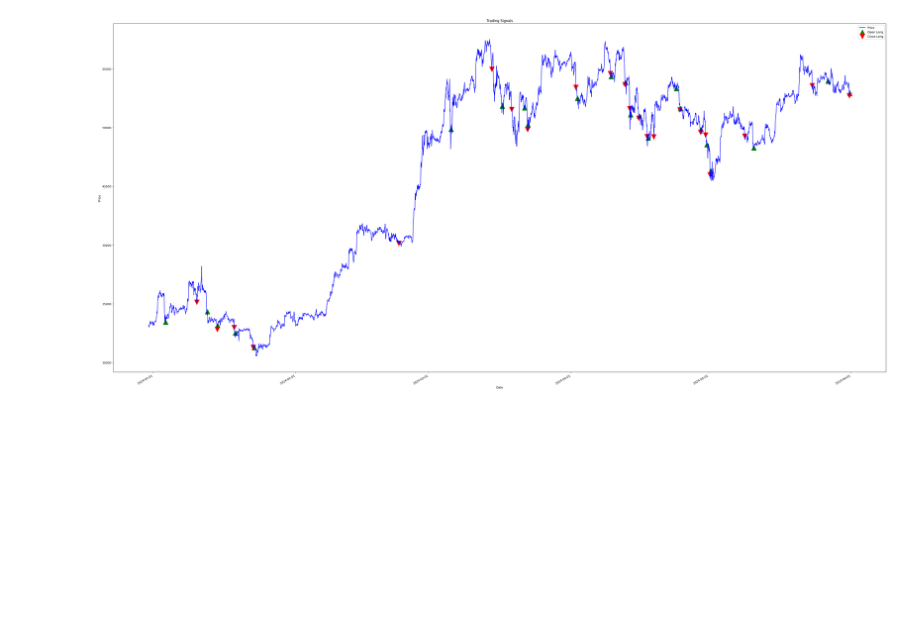
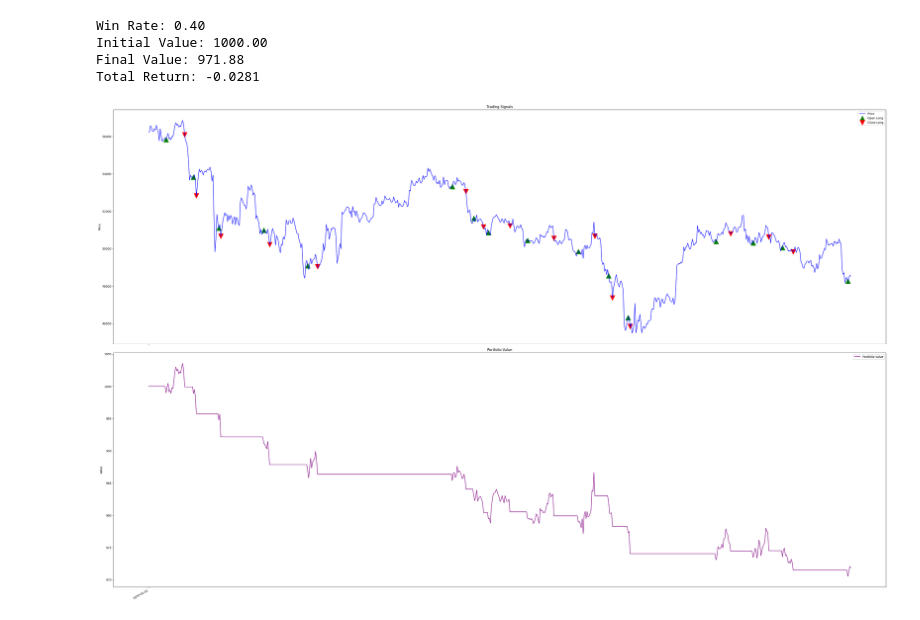
Before and after one commit to agrivas/portfolio-management, a Jupyter notebook: notebooks/MyStrategy.ipynb, the cells around one changed output. Drawn from its saved outputs; the diff is of its cells as text; code cells hidden in the pictures; blank space fills up the shorter version.

```diff
--- a/notebooks/MyStrategy.ipynb
+++ b/notebooks/MyStrategy.ipynb
@@ -16,7 +16,7 @@ import numpy as np
 @dataclass
 class MyStrategySettings:
     position_size: float = 0.25
-    trailing_stop: float = 0.04
+    trailing_stop: float = 0.01
 
 class MyStrategy(Strategy):
     def __init__(self, settings: MyStrategySettings):
@@ -61,20 +61,21 @@ class MyStrategy(Strategy):
 # period = 28
 
 SYMBOL = "BTC-GBP"
-train_since = datetime(2023, 12, 31, tzinfo=timezone.utc)
-start_date = datetime(2024, 1, 1, tzinfo=timezone.utc)
-end_date = datetime(2024, 6, 1, tzinfo=timezone.utc)
+#SYMBOL = "AAPL"
+train_since = pd.to_datetime('2024-03-11').tz_localize('UTC')
+start_date = pd.to_datetime('2024-04-11').tz_localize('UTC')
+end_date = pd.to_datetime('2024-05-11').tz_localize('UTC')
 period = 168
 
 feed = YFinanceFeed(interval = '1h')
+
+settings = MyStrategySettings()
+strategy = MyStrategy(settings)
+
+# Create a Trader instance with the strategy
+trader = Trader(SYMBOL, 1000, feed, strategy)
 # %%
-settings = MyStrategySettings()
-strategy = MyStrategy(settings)
-
-# Create a Trader instance with the strategy
-trader = Trader(SYMBOL, 1000, feed, strategy)
-
 # Run the backtest
-results = trader.backtest(start_date, end_date, period, train_since, transaction_cost=0.004, trailing_stop_penalty_relief=0.9)
+portfolio = trader.backtest(start_date, end_date, period, train_since, transaction_cost=0.004, trailing_stop_penalty_relief=0.9)
 # %% [output]
 Request to open long position on BTC-GBP
@@ -169,39 +98,8 @@ win rate:  0.3181818181818182
-# %%
-import matplotlib.pyplot as plt
-import matplotlib.dates as mdates
-
-# Convert the index to datetime if it's not already
-results['history'].index = pd.to_datetime(results['history'].index)
-
-# Create the plot
-fig, ax = plt.subplots(figsize=(38, 18))
-
-# Plot the price
-ax.plot(results['history'].index, results['history']['close'], color='blue', label='Price')
-
-# Plot green arrows for open_long
-open_long = results['history'][results['history']['open_long']]
-ax.scatter(open_long.index, open_long['close'], color='green', marker='^', s=300, label='Open Long')
-
-# Plot red arrows for close_long
-close_long = results['history'][results['history']['close_long']]
-ax.scatter(close_long.index, close_long['close'], color='red', marker='v', s=300, label='Close Long')
-
-# Customize the plot
-ax.set_title('Trading Signals')
-ax.set_xlabel('Date')
-ax.set_ylabel('Price')
-ax.legend()
-
-# Format x-axis to show dates nicely
-ax.xaxis.set_major_formatter(mdates.DateFormatter('%Y-%m-%d'))
-ax.xaxis.set_major_locator(mdates.AutoDateLocator())
-
-# Rotate and align the tick labels so they look better
-plt.gcf().autofmt_xdate()
-
-# Show the plot
-plt.tight_layout()
-plt.show()
-# %% [output]
-[figure, removed]
+# %%
+portfolio.plot_performance()
+# %% [output]
+Win Rate: 0.40
+Initial Value: 1000.00
+Final Value: 971.88
+Total Return: -0.0281
+[figure, added]
```
Also changed, not shown: parts of 2 cells of this notebook, 3 other files.
